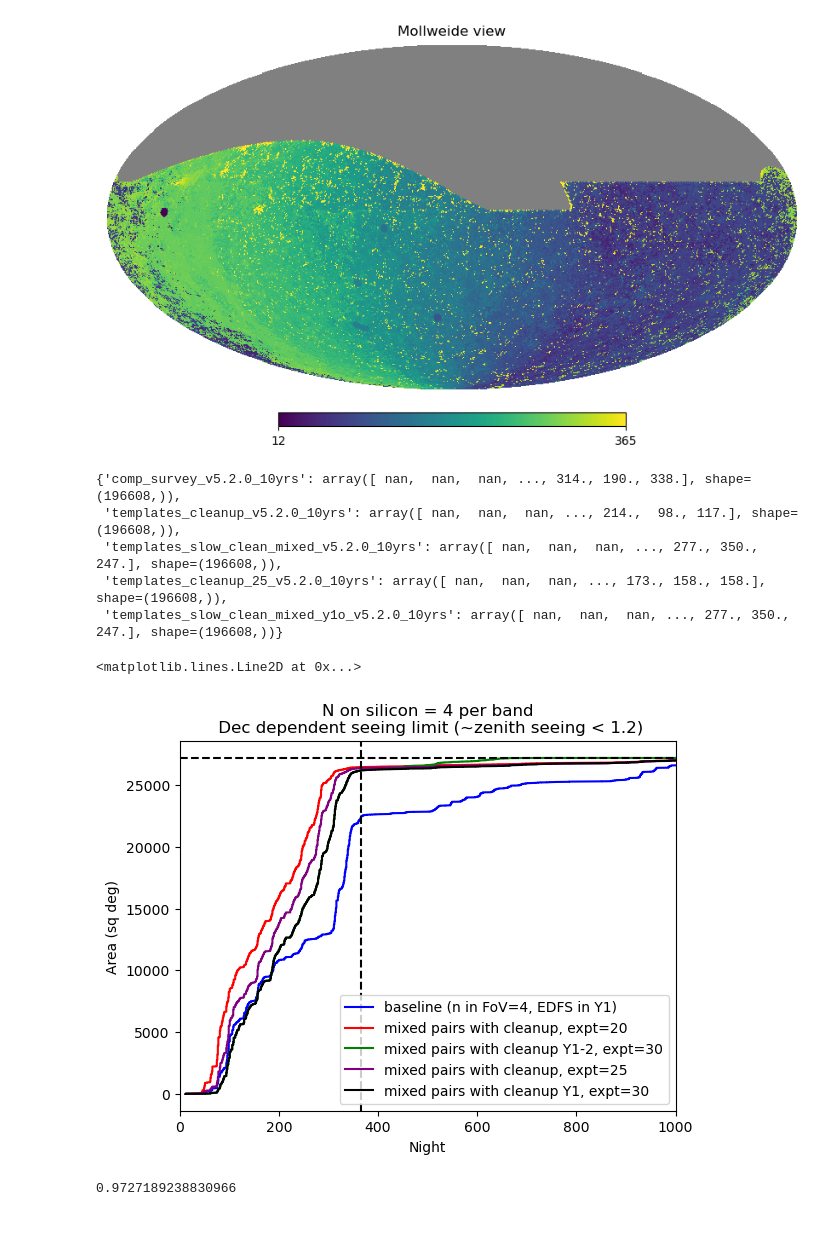
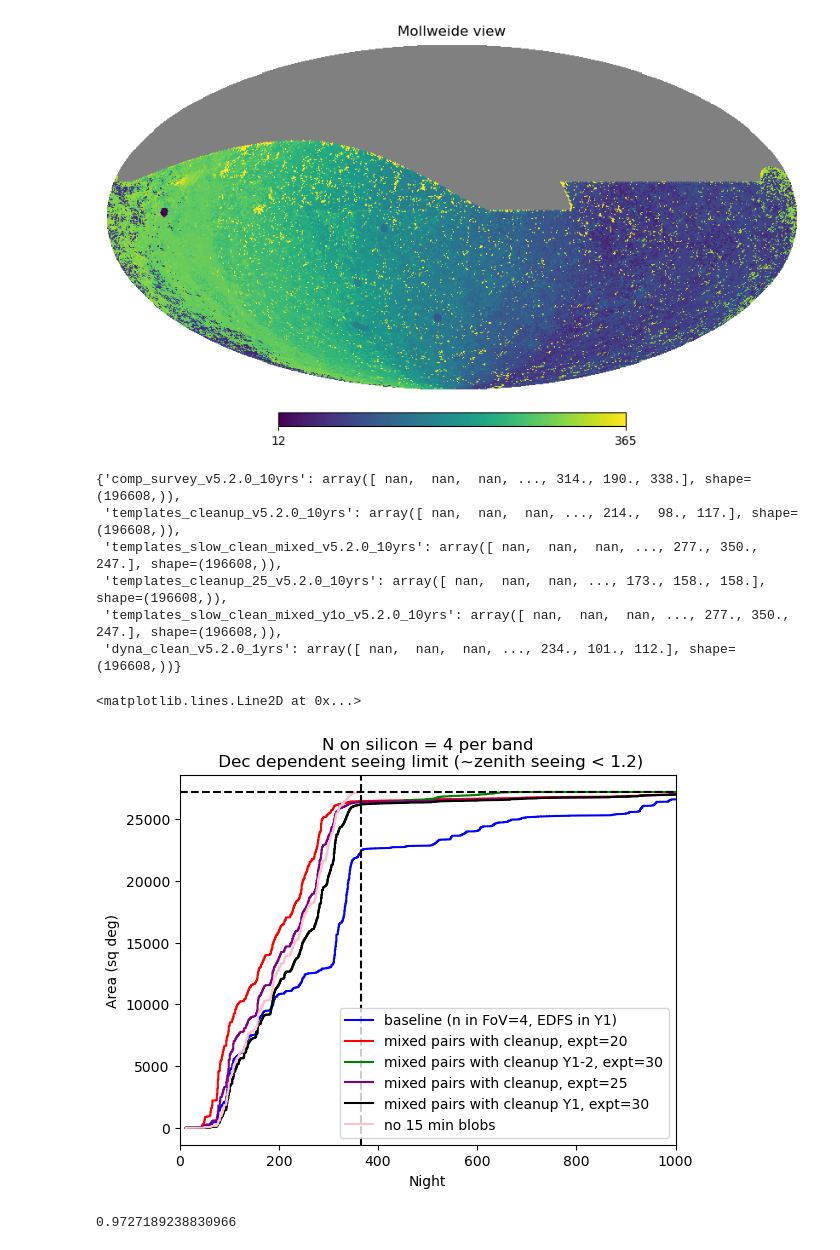
Before and after one commit to lsst-sims/sims_featureScheduler_runs5.2, a Jupyter notebook: comp_survey/template_time.ipynb, the cells around one changed output. Cells and saved outputs as stored; diff of their text form; code cells hidden in the pictures.

```diff
--- a/comp_survey/template_time.ipynb
+++ b/comp_survey/template_time.ipynb
@@ -112,7 +112,8 @@ db_files = ["comp_survey_v5.2.0_10yrs.db",
            "../templates_cleanup/templates_cleanup_v5.2.0_10yrs.db",
            "../templates_slow_clean/templates_slow_clean_mixed_v5.2.0_10yrs.db",
            "../templates_cleanup/templates_cleanup_25_v5.2.0_10yrs.db",
-           "../templates_slow_clean/templates_slow_clean_mixed_y1o_v5.2.0_10yrs.db",]
+           "../templates_slow_clean/templates_slow_clean_mixed_y1o_v5.2.0_10yrs.db",
+           "../dyna_clean/dyna_clean_v5.2.0_1yrs.db"]
 arrays = {}
 infos = {}
 
@@ -171,37 +173,39 @@ arrays
  'templates_cleanup_v5.2.0_10yrs': array([ nan,  nan,  nan, ..., 214.,  98., 117.], shape=(196608,)),
  'templates_slow_clean_mixed_v5.2.0_10yrs': array([ nan,  nan,  nan, ..., 277., 350., 247.], shape=(196608,)),
  'templates_cleanup_25_v5.2.0_10yrs': array([ nan,  nan,  nan, ..., 173., 158., 158.], shape=(196608,)),
- 'templates_slow_clean_mixed_y1o_v5.2.0_10yrs': array([ nan,  nan,  nan, ..., 277., 350., 247.], shape=(196608,))}
+ 'templates_slow_clean_mixed_y1o_v5.2.0_10yrs': array([ nan,  nan,  nan, ..., 277., 350., 247.], shape=(196608,)),
+ 'dyna_clean_v5.2.0_1yrs': array([ nan,  nan,  nan, ..., 234., 101., 112.], shape=(196608,))}
 # %%
 fig, ax = plt.subplots()
 
 ar2label = {'comp_survey_v5.2.0_10yrs': "baseline (n in FoV=4, EDFS in Y1)",
             #'templates_decdep_v5.2.0_10yrs': "unpaired template (n=6)",
             #'templates_decpairs_v5.2.0_10yrs': "paired template (n=6)",
             # 'templates_decpairs_mixed_v5.2.0_10yrs': "mixed pairs (n=6)",
            #'templates_fast_mixed_v5.2.0_10yrs': "mixed pairs, expt=20s (n=6)",
             #'templates_fast_mixed2_v5.2.0_10yrs': "mixed pairs, expt=22s (n=6)",
             "templates_cleanup_v5.2.0_10yrs": "mixed pairs with cleanup, expt=20",
            "templates_slow_clean_mixed_v5.2.0_10yrs": "mixed pairs with cleanup Y1-2, expt=30",
            "templates_cleanup_25_v5.2.0_10yrs": "mixed pairs with cleanup, expt=25",
-           "templates_slow_clean_mixed_y1o_v5.2.0_10yrs": "mixed pairs with cleanup Y1, expt=30"}
+           "templates_slow_clean_mixed_y1o_v5.2.0_10yrs": "mixed pairs with cleanup Y1, expt=30",
+           "dyna_clean_v5.2.0_1yrs": "no 15 min blobs"}
 
 colors = ['blue', 'red','green',  'purple', 'black', 'pink']
 
 for key,co in zip(ar2label, colors):
     ack = arrays[key] +0
     ack = np.sort(ack)
     ax.plot(ack, np.arange(ack.size)*hp.nside2pixarea(nside, degrees=True), label=ar2label[key], color=co)
 ax.set_xlim([0,1000])
 ax.set_xlabel("Night")
 ax.set_ylabel("Area (sq deg)")
 ax.set_title("N on silicon = %i per band\n Dec dependent seeing limit (~zenith seeing < 1.2)" % n_needed)
 leg = ax.legend()
 ax.axvline(x=365, linestyle="--", color="k")
 ax.axhline(y=fp_area, linestyle="--", color="k")
 # %% [output]
 <matplotlib.lines.Line2D at 0x...>
-[figure, old version]
+[figure, new version]
 # %%
 n_y1 = np.where((arrays["templates_cleanup_v5.2.0_10yrs"] < 366) & (n_bands > 0) )[0].size
 n_tot = np.sum(n_bands > 0)
```
Also changed, not shown: parts of 2 cells of this notebook.
